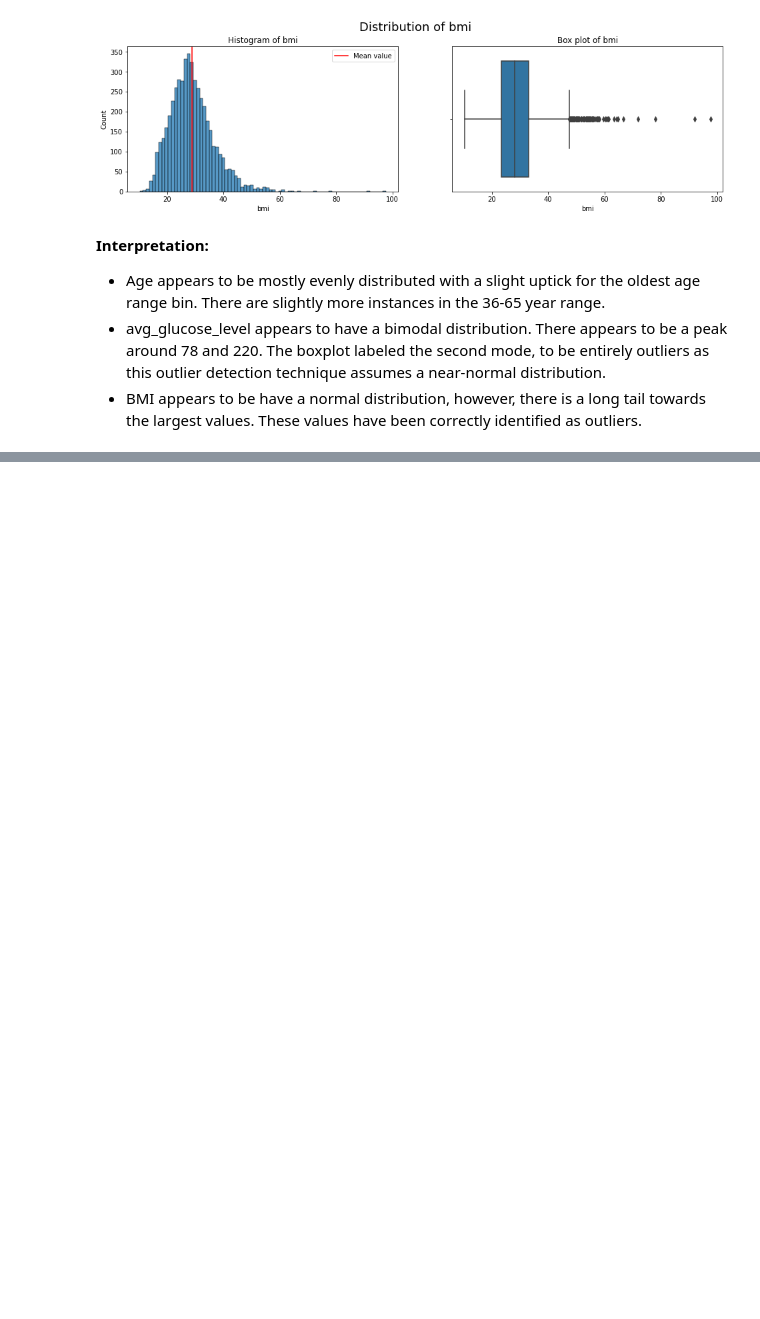
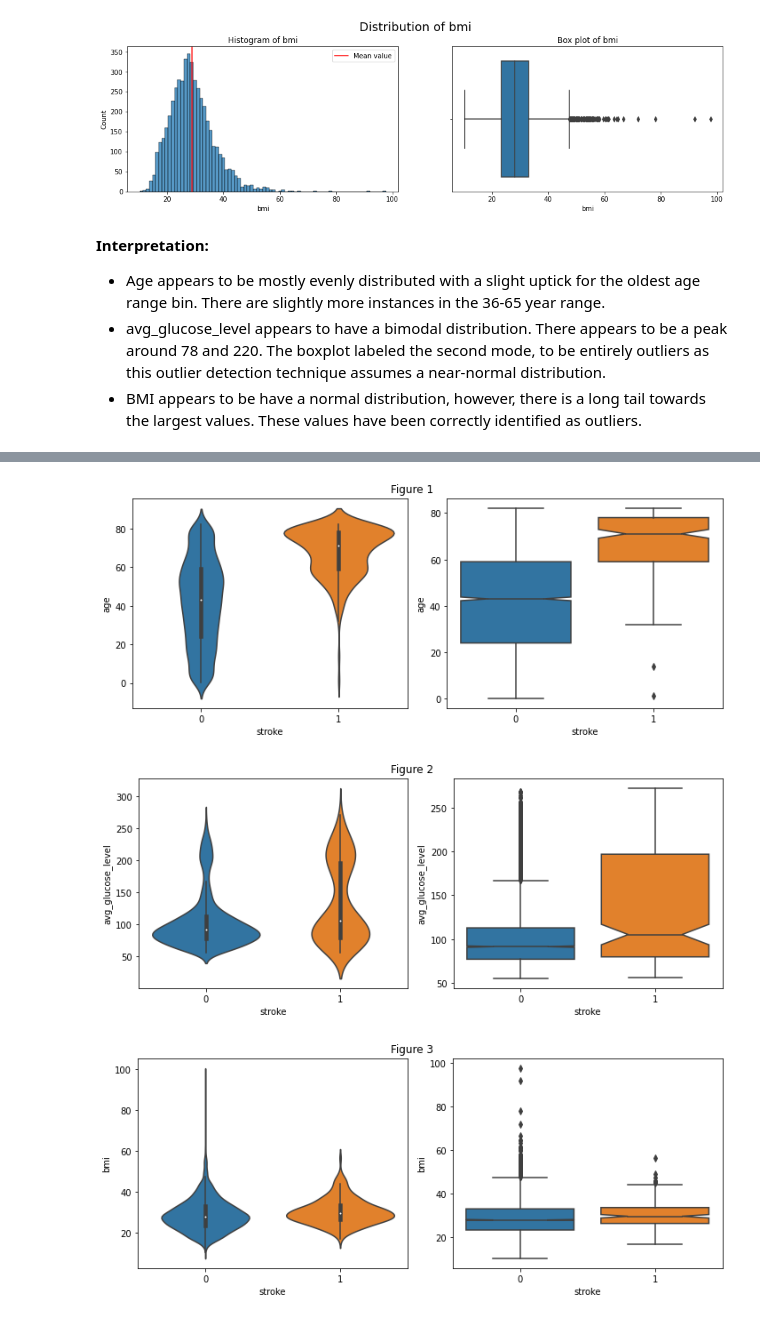
Before and after one commit to JLMuehlbauer/Project-2-Classification, a Jupyter notebook: Stroke_Prediction_JacksonMuehlbauer.ipynb, the cells around one changed output, grey strips where cells are left out. Saved outputs shown, nothing was run; the diff lists cells and outputs as text; code cells hidden in the pictures; blank space fills up the shorter version.

```diff
--- a/Stroke_Prediction_JacksonMuehlbauer.ipynb
+++ b/Stroke_Prediction_JacksonMuehlbauer.ipynb
@@ -206,0 +312,12 @@ for col in ['age', 'avg_glucose_level', 'bmi']:
+# %%
+# Violin plots of the numeric continuous features grouped by stroke column
+for i, col in enumerate(['age', 'avg_glucose_level', 'bmi']):
+  fig, axes = plt.subplots(ncols=2, nrows = 1, figsize = (10, 4))
+  sns.violinplot(data = df, x = 'stroke', y = col, ax = axes[0])
+  sns.boxplot(data = df, x = 'stroke', y = col, ax = axes[1], notch = True)
+  fig.suptitle(f'Figure {i+1}', y = 1.022)
+  plt.tight_layout()
+# %% [output]
+[figure, added]
+[figure, added]
+[figure, added]
```
Also changed, not shown: parts of 51 cells of this notebook.
